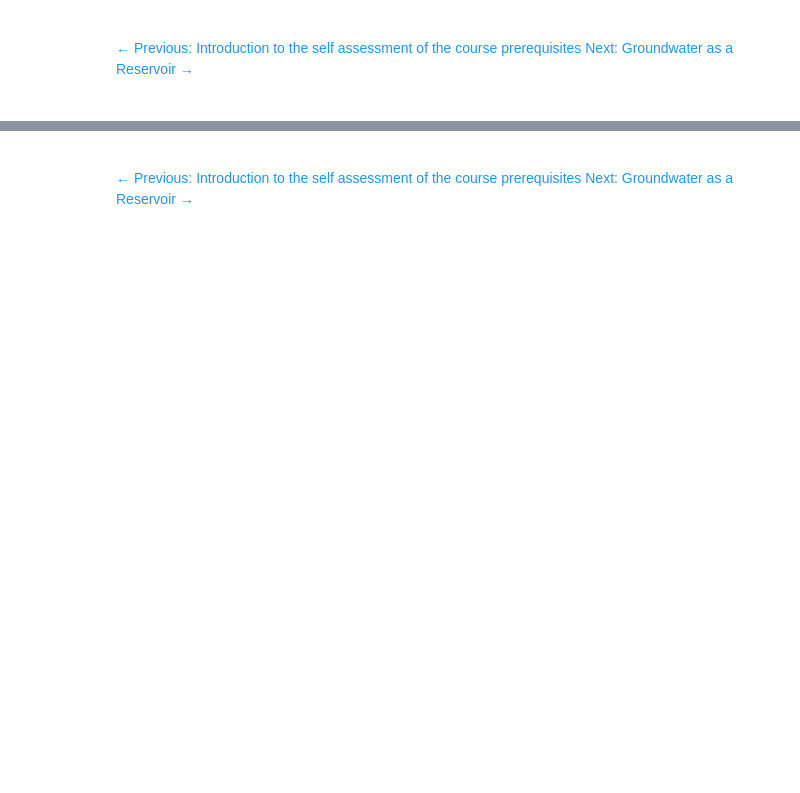
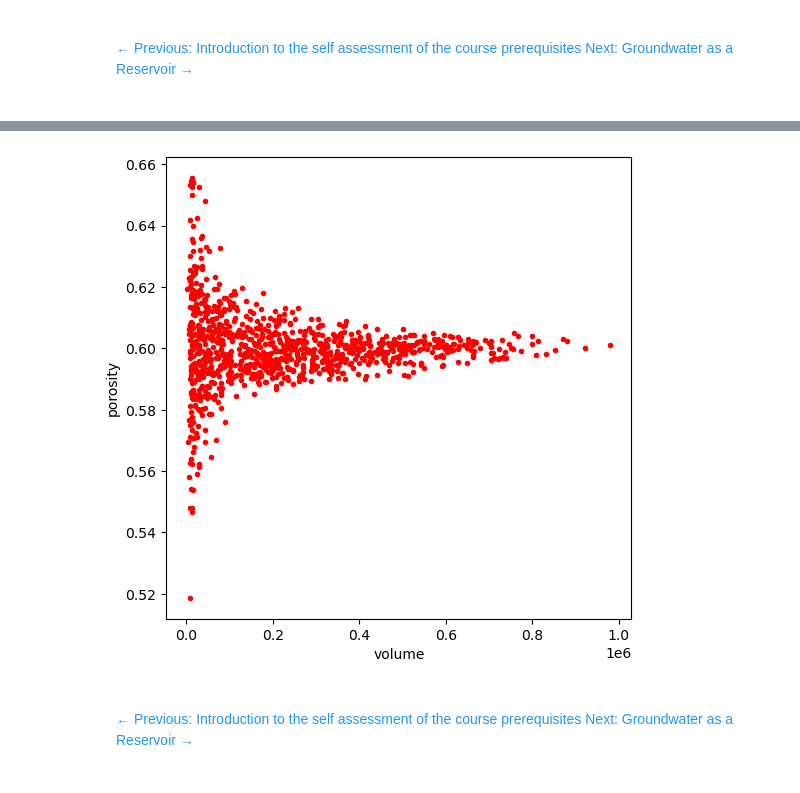
Before and after one commit to mabesa/applied_groundwater_modelling, a Jupyter notebook: 00_prerequisites/assessment/01_assess_porosity.ipynb, the cells around one changed output, grey strips where cells are left out. Drawn from its saved outputs; the diff is of its cells as text; code cells hidden in the pictures; blank space fills up the shorter version.

```diff
--- a/00_prerequisites/assessment/01_assess_porosity.ipynb
+++ b/00_prerequisites/assessment/01_assess_porosity.ipynb
@@ -109,3 +47,11 @@ Now let's apply your knowledge to some practical calculations. Run the following
+# %%
+profile = ps.metrics.representative_elementary_volume(im=im)
+fig, ax = plt.subplots(1, 1, figsize=[6, 6])
+ax.plot(profile.volume, profile.porosity, 'r.')
+ax.set_xlabel("volume")
+ax.set_ylabel("porosity");
+# %% [output]
+[figure, added]
 # %%
 nav.display_navigation('porosity')
 # %% [output]
```
Also changed, not shown: parts of 9 cells of this notebook, 6 other files.
